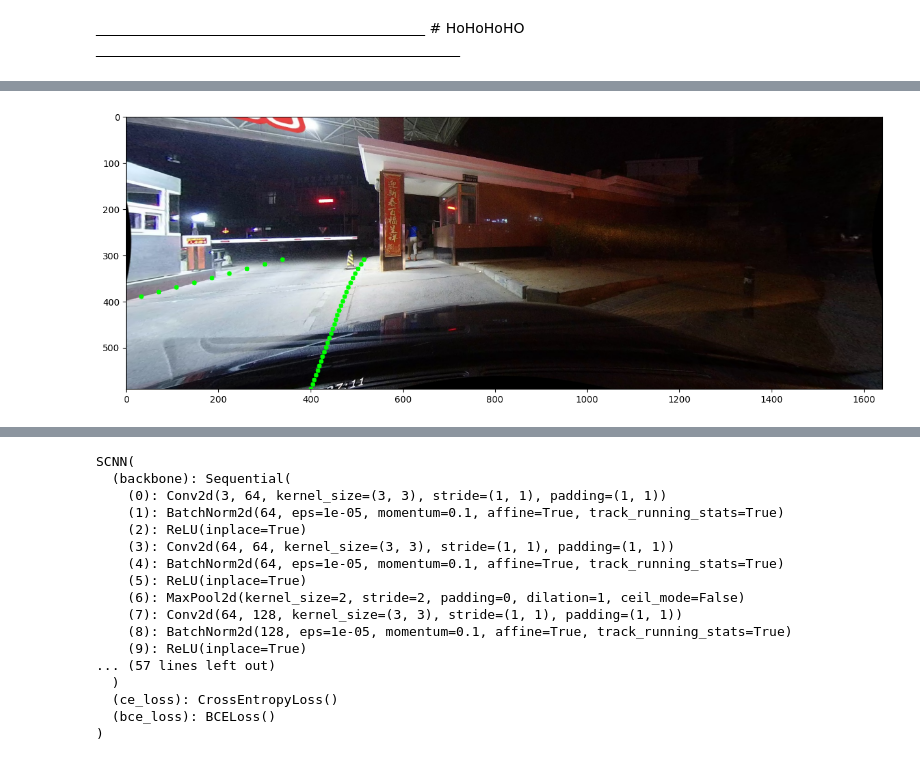
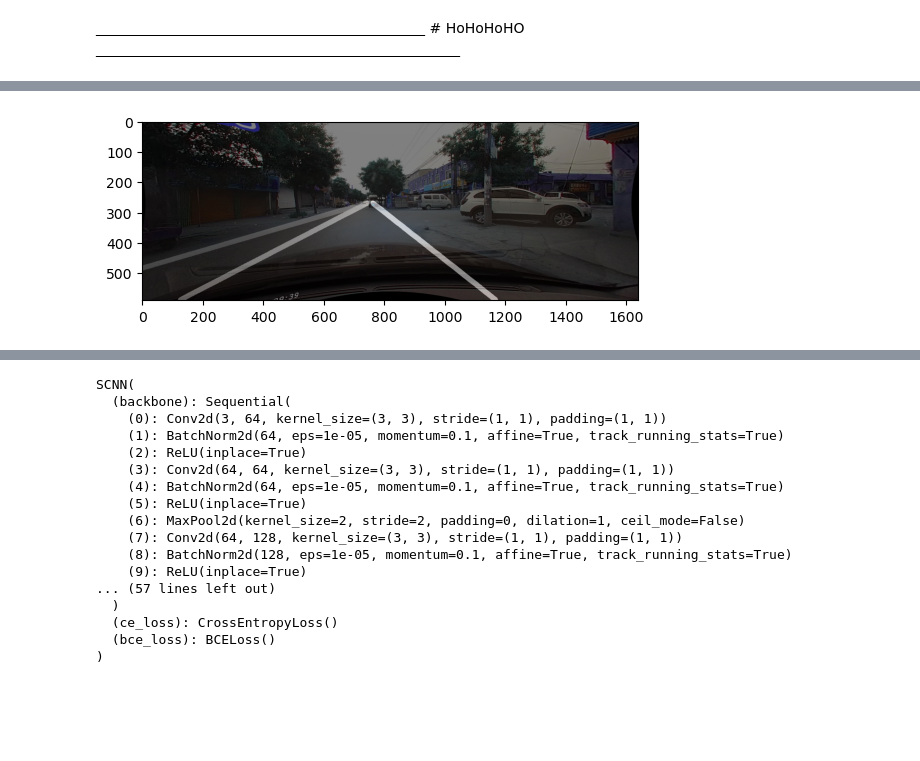
Before and after one commit to Omee-dev/Lane-Detection, a Jupyter notebook: 2.ipynb, the cells around one changed output, grey strips where cells are left out. Drawn from its saved outputs; the diff is of its cells as text; code cells hidden in the pictures; blank space fills up the shorter version.

```diff
--- a/2.ipynb
+++ b/2.ipynb
@@ -179,3 +181,14 @@ for dirpath, dirnames, filenames in walk("D:/Data/driver_182_30frame"):
                 mean_array.append(mean_val)
                 std_array.append(std_val)
                 coordinate_list.append(coordinates)
+# %%
+import os
+results=[]
+with open(df+"/list/train_gt.txt","r") as f:
+    for line in f :
+        #line = line.strip()
+        data = line.split(" ")
+        set1 = data[0].split("/")[1:]
+        if(set1[0] == "driver_182_30frame"):
+            results.append(data)
+results.sort()
@@ -182,13 +223,34 @@ for dirpath, dirnames, filenames in walk("D:/Data/driver_182_30frame"):
+# %%
+import cv2
+data_set=[]
+for data in results :
+    exist=[int(x) for x in data[2:]]
+    label_sep = data[1].split("/")
+    img_path= df+data[0]
+    label_path = df+data[1]
+    dict_culane={
+        "img_path":img_path ,
+        "label_path":label_path ,
+        "exist":exist
+    }
+    data_set.append(dict_culane)
 # %%
-#from dataHandler
-fig = plt.figure(figsize=(15,10))
-def plot_data (image_file , coordinates):
-    img = cv2.imread(image_file)
+def visualize(img_path,label_path=None,coordinate_list=None,gray = False):
+    fig = plt.figure(figsize=(15,10))
+    img = cv2.imread(img_path)
     img_rgb = cv2.cvtColor(img , cv2.COLOR_BGR2RGB)
-    for x , y in coordinates :
-        cv2.circle(img_rgb,(int(float(x)), int(float(y)) ) , 5, (0,255,0), -1)
+    print(img.shape)
+    if coordinate_list !=None:
+        for x , y in coordinate_list :
+            cv2.circle(img_rgb,(int(float(x)), int(float(y)) ) , 5, (0,255,0), -1)
+
     plt.imshow(img_rgb)
     plt.show()
-plot_data(img_files[0] , coordinate_list[0])
+    fig = plt.figure(figsize=(15,10))
+    if label_path!=None:
+        plt.imshow(img)
+
+        # Load and display the lane labels
+        labels = plt.imread(label_path)
+        plt.imshow(labels, alpha=0.5,cmap =None if gray == False else "gray")   #alpha is opacity of the label
+        plt.show()
-# %% [output]
-[figure, removed]
@@ -206,14 +257,8 @@ results.sort()
-# %%
-import cv2
-data_set=[]
-for data in results :
-    exist=[int(x) for x in data[2:]]
-    label_sep = data[1].split("/")
-    img_path= "D:/Data"+data[0]
-    label_path = "D:/Data"+data[1]
-    dict_culane={
-        "img_path":img_path ,
-        "label_path":label_path ,
-        "exist":exist
-    }
-    data_set.append(dict_culane)
+# %%
+g = plt.imread(data_set[1900]["label_path"])
+img = cv2.imread(data_set[1900]["img_path"])
+plt.imshow(img)
+plt.imshow(g,cmap = "gray",alpha=0.5)
+plt.show()
+# %% [output]
+[figure, added]
```
Also changed, not shown: parts of 27 cells of this notebook, 7 other files.
